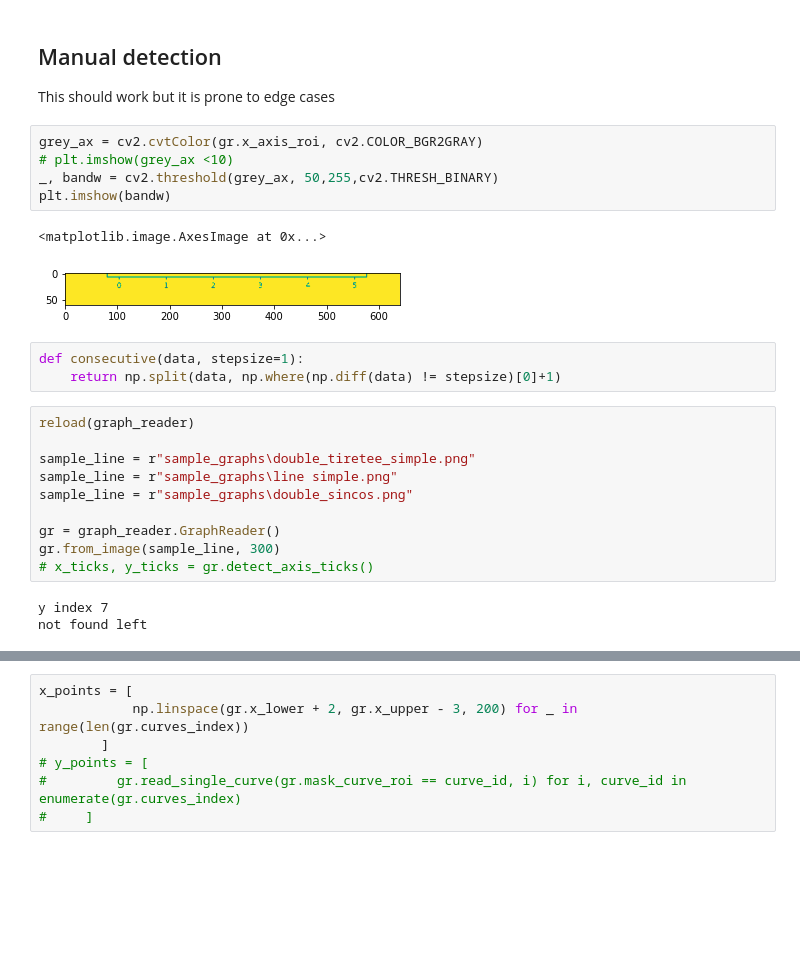
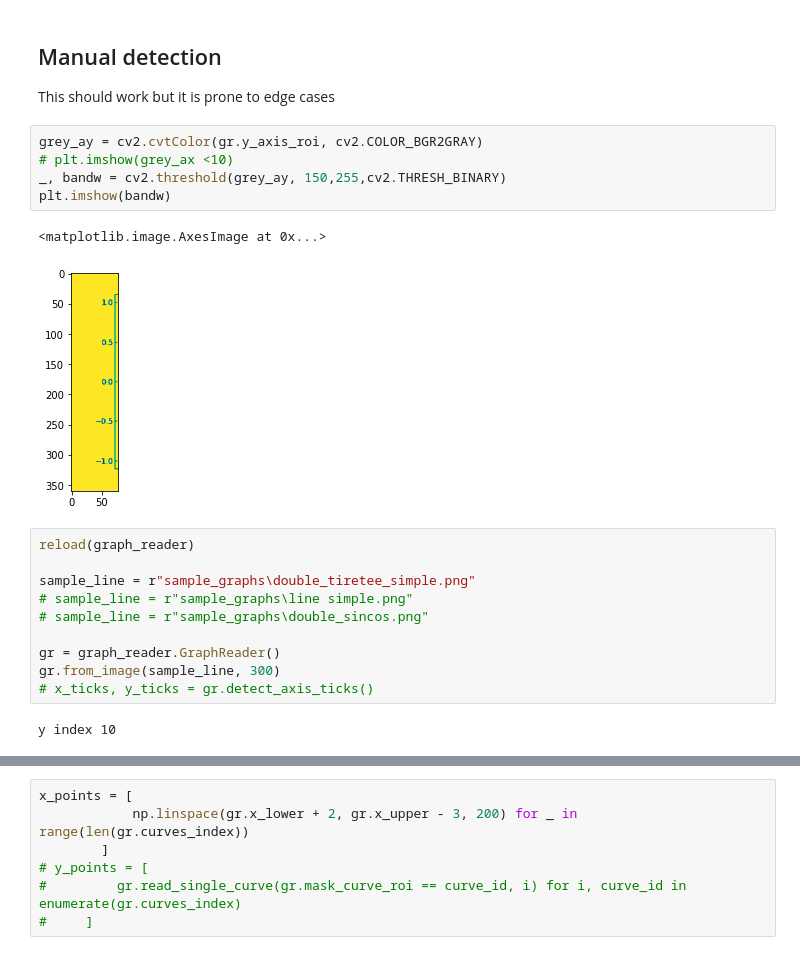
Before and after one commit to SsayanJ/graph-reader, a Jupyter notebook: sandbox.ipynb, the cells around one changed output, grey strips where cells are left out. Cells and saved outputs as stored; diff of their text form; blank space fills up the shorter version.

```diff
--- a/sandbox.ipynb
+++ b/sandbox.ipynb
@@ -198,26 +198,22 @@ for i in range(a):
 ## Manual detection
 This should work but it is prone to edge cases
 # %%
-grey_ax = cv2.cvtColor(gr.x_axis_roi, cv2.COLOR_BGR2GRAY)
+grey_ay = cv2.cvtColor(gr.y_axis_roi, cv2.COLOR_BGR2GRAY)
 # plt.imshow(grey_ax <10)
-_, bandw = cv2.threshold(grey_ax, 50,255,cv2.THRESH_BINARY)
+_, bandw = cv2.threshold(grey_ay, 150,255,cv2.THRESH_BINARY)
 plt.imshow(bandw)
 # %% [output]
 <matplotlib.image.AxesImage at 0x...>
-[figure, old version]
+[figure, new version]
-# %%
-def consecutive(data, stepsize=1):
-    return np.split(data, np.where(np.diff(data) != stepsize)[0]+1)
 # %%
 reload(graph_reader)
 
 sample_line = r"sample_graphs\double_tiretee_simple.png"
-sample_line = r"sample_graphs\line simple.png"
-sample_line = r"sample_graphs\double_sincos.png"
+# sample_line = r"sample_graphs\line simple.png"
+# sample_line = r"sample_graphs\double_sincos.png"
 
 gr = graph_reader.GraphReader()
 gr.from_image(sample_line, 300)
 # x_ticks, y_ticks = gr.detect_axis_ticks()
 # %% [output]
-y index 7
-not found left
+y index 10
```
Also changed, not shown: parts of 9 cells of this notebook, 1 other file.
